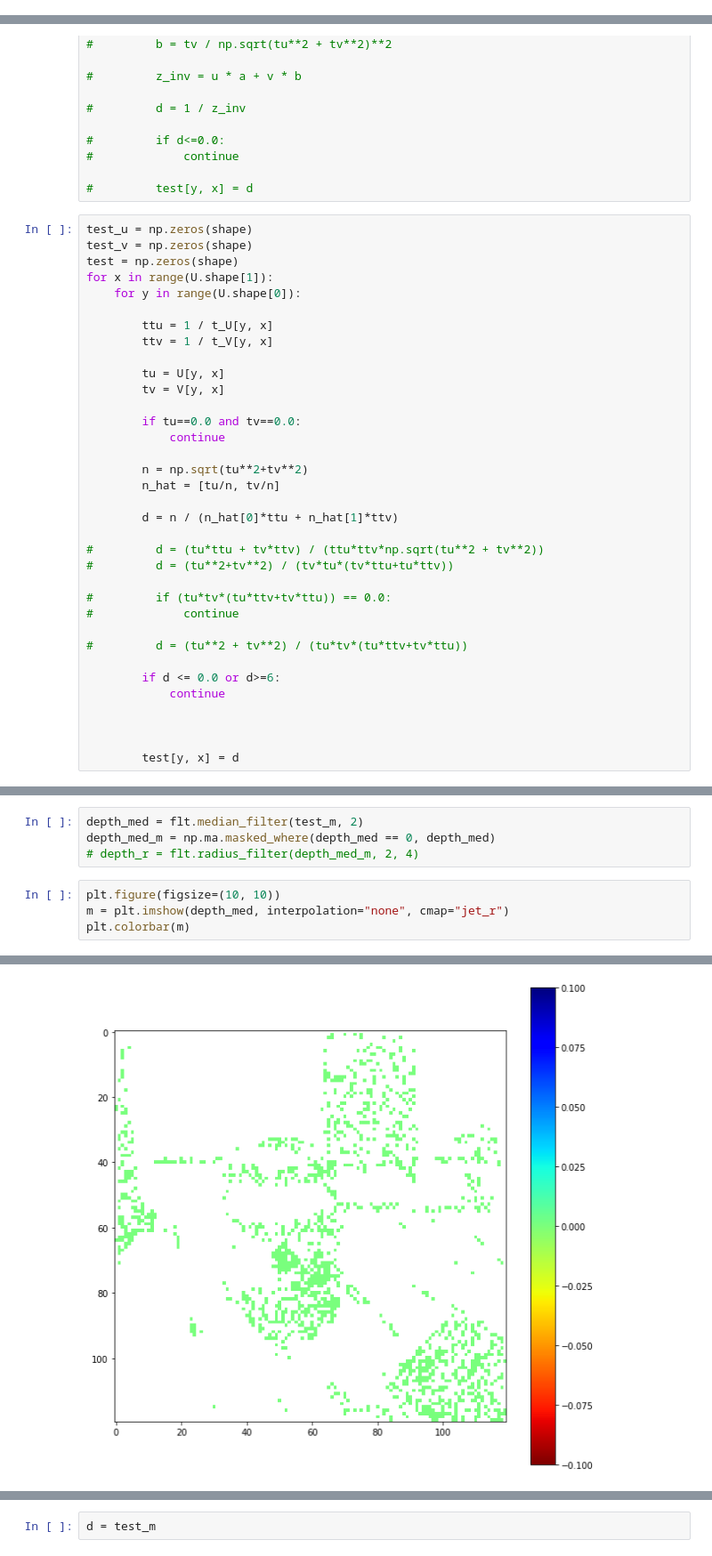
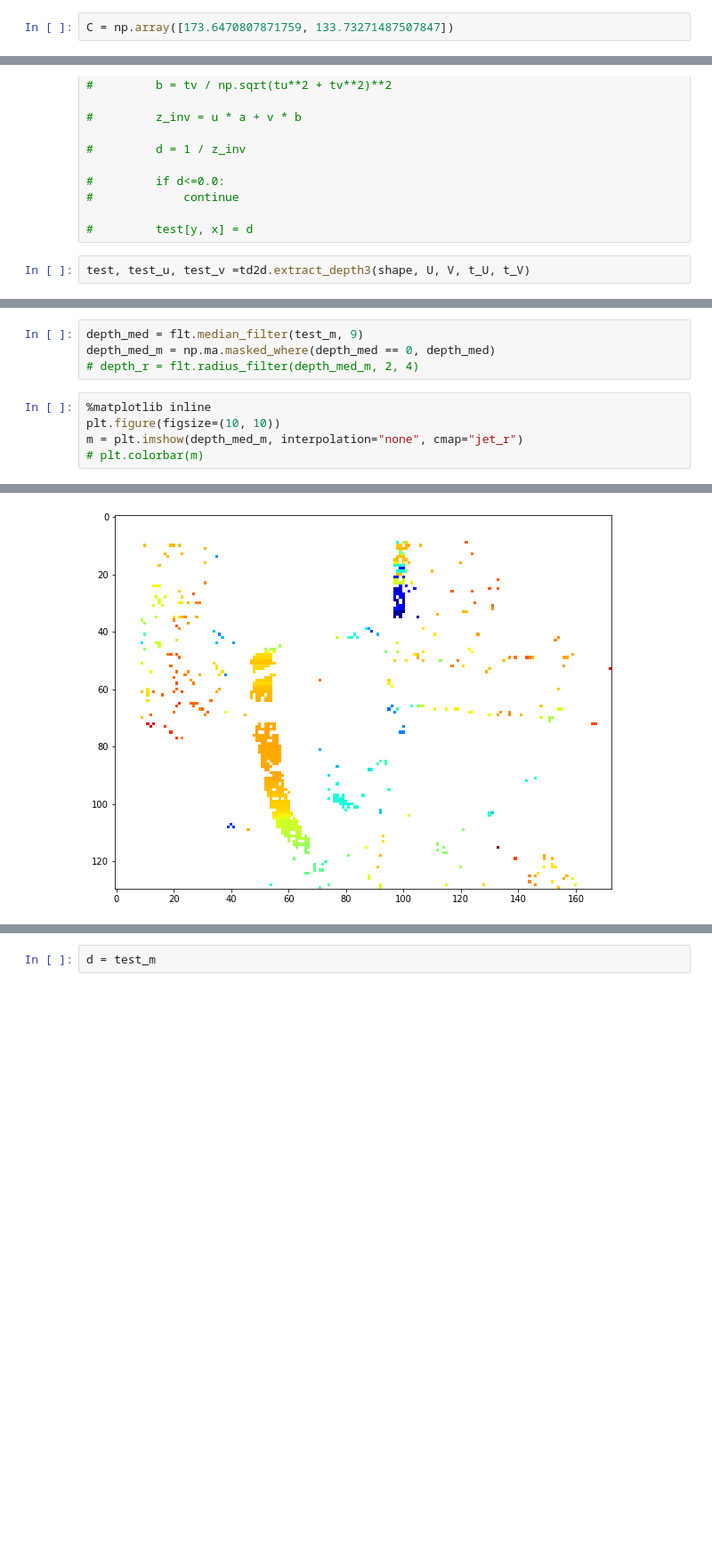
Before and after one commit to stefanochi/depth, a Jupyter notebook: pure_python_evaluation/time_filtering/evaluation/6dof/mvsec.ipynb, the cells around one changed output, grey strips where cells are left out. Shown at 89% size. Cells and saved outputs as stored; diff of their text form; blank space fills up the shorter version.

Commit message:
lots of tests

```diff
--- a/pure_python_evaluation/time_filtering/evaluation/6dof/mvsec.ipynb
+++ b/pure_python_evaluation/time_filtering/evaluation/6dof/mvsec.ipynb
@@ -261,3 +263,5 @@ C = [173.6470807871759, 133.73271487507847]
+# %%
+C = np.array([173.6470807871759, 133.73271487507847])
 # %%
 poses = mvsec_dset.load_poses(path + dataset + "indoor_flying1_gt.hdf5")
 k = np.ones(100)
@@ -439,38 +458,5 @@ plt.quiver(flow_U[::10, ::10], flow_V[::10, ::10], cmap="jet_r")
 
 #         test[y, x] = d
 # %%
-test_u = np.zeros(shape)
-test_v = np.zeros(shape)
-test = np.zeros(shape)
-for x in range(U.shape[1]):
-    for y in range(U.shape[0]):
-
-        ttu = 1 / t_U[y, x]
-        ttv = 1 / t_V[y, x]
-
-        tu = U[y, x]
-        tv = V[y, x]
-
-        if tu==0.0 and tv==0.0:
-            continue
-
-        n = np.sqrt(tu**2+tv**2)
-        n_hat = [tu/n, tv/n]
-
-        d = n / (n_hat[0]*ttu + n_hat[1]*ttv)
-
-#         d = (tu*ttu + tv*ttv) / (ttu*ttv*np.sqrt(tu**2 + tv**2))
-#         d = (tu**2+tv**2) / (tv*tu*(tv*ttu+tu*ttv))
-
-#         if (tu*tv*(tu*ttv+tv*ttu)) == 0.0:
-#             continue
-
-#         d = (tu**2 + tv**2) / (tu*tv*(tu*ttv+tv*ttu))
-
-        if d <= 0.0 or d>=6:
-            continue
-
-
-
-        test[y, x] = d
+test, test_u, test_v =td2d.extract_depth3(shape, U, V, t_U, t_V)
 # %%
@@ -504,9 +494,10 @@ plt.hist(test_m.compressed(), 100);
 # %%
-depth_med = flt.median_filter(test_m, 2)
+depth_med = flt.median_filter(test_m, 9)
 depth_med_m = np.ma.masked_where(depth_med == 0, depth_med)
 # depth_r = flt.radius_filter(depth_med_m, 2, 4)
 # %%
+%matplotlib inline
 plt.figure(figsize=(10, 10))
-m = plt.imshow(depth_med, interpolation="none", cmap="jet_r")
-plt.colorbar(m)
+m = plt.imshow(depth_med_m, interpolation="none", cmap="jet_r")
+# plt.colorbar(m)
 # %% [output]
@@ -514,2 +504,2 @@ plt.colorbar(m)
-[figure, old version]
+[figure, new version]
 # %%
```
Also changed, not shown: parts of 42 cells of this notebook, 39 other files.
